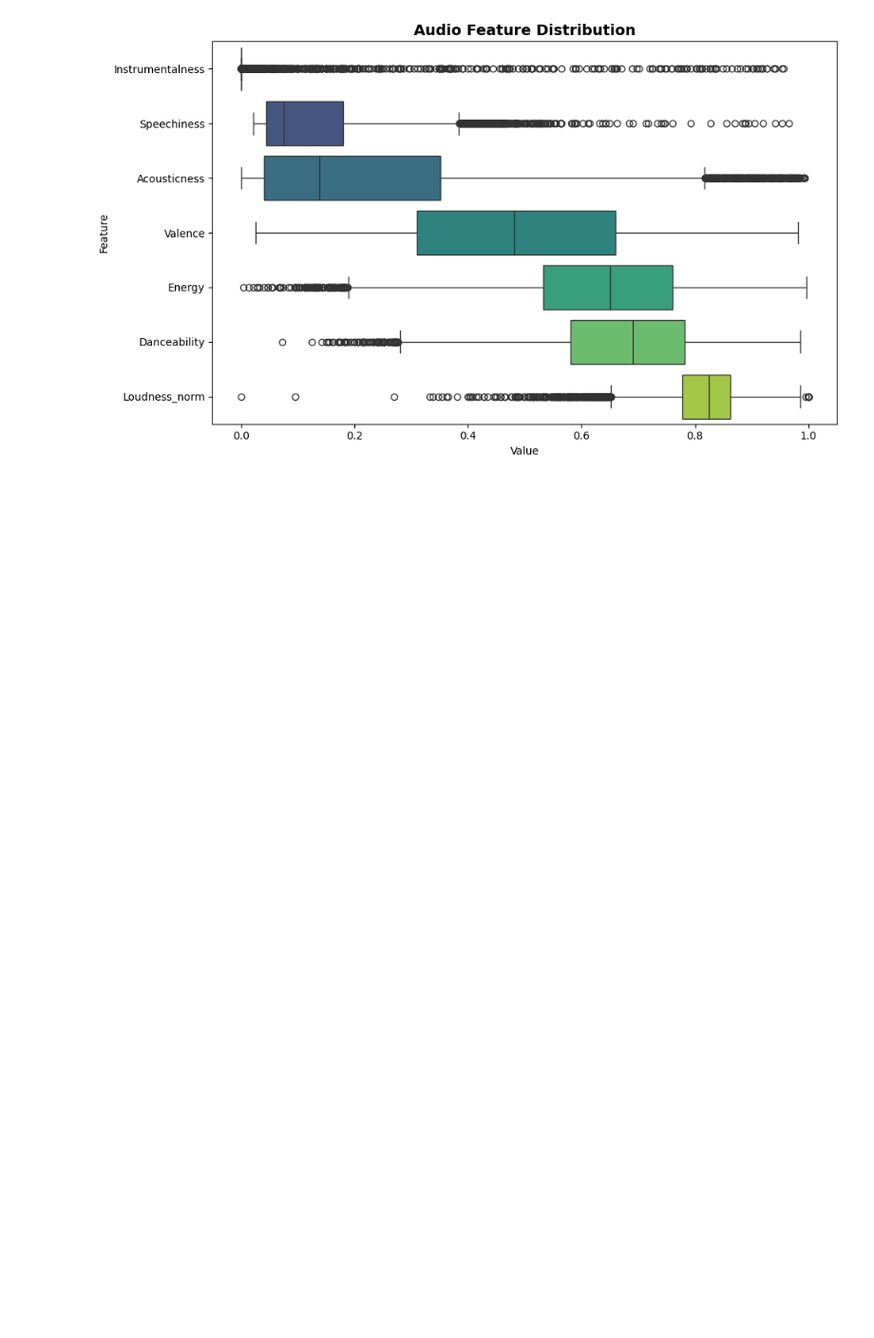
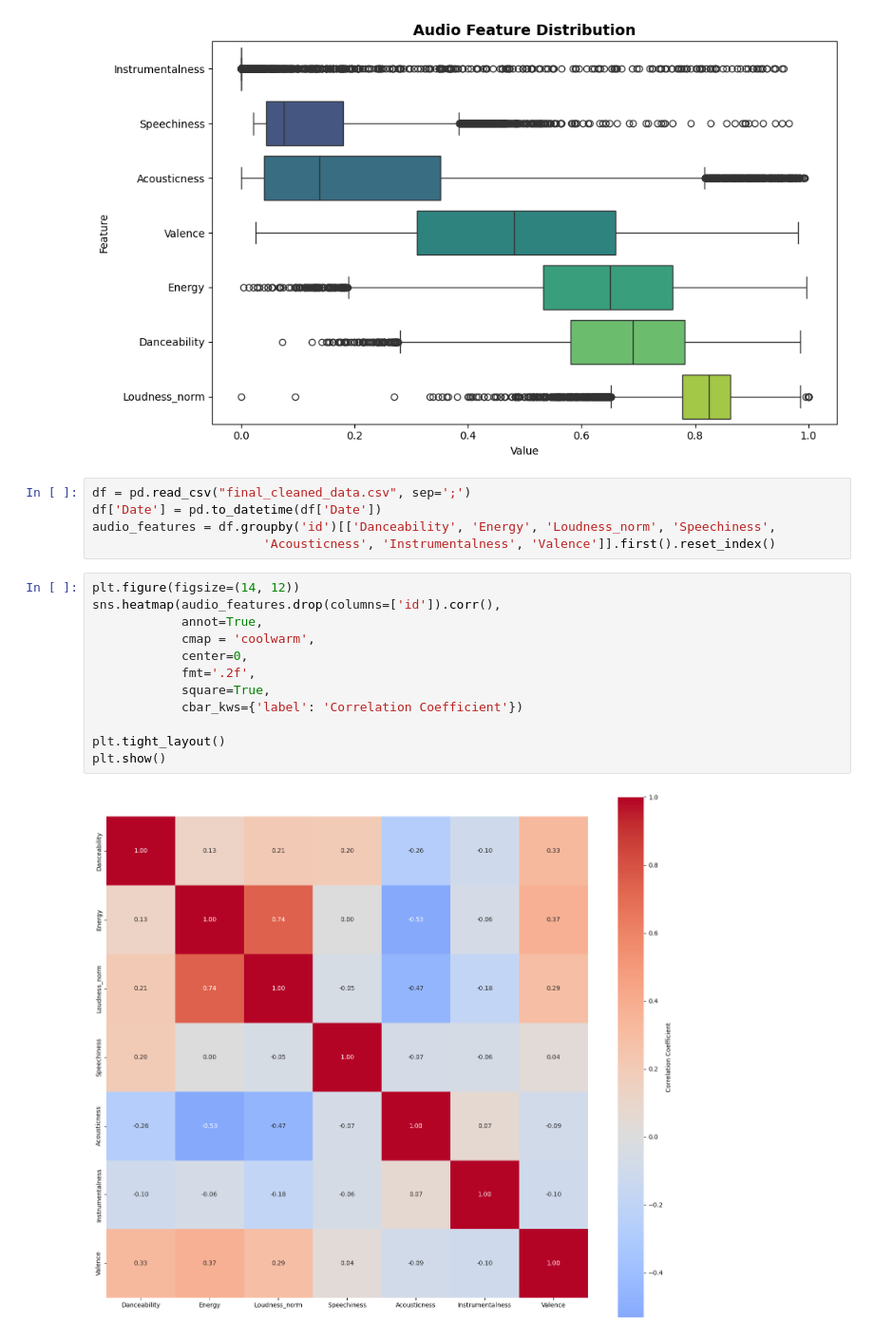
Before and after one commit to patrawi/spotify, a Jupyter notebook: 6_EDA.ipynb, the cells around one changed output. Shown at 95% size. Saved outputs shown, nothing was run; the diff lists cells and outputs as text; blank space fills up the shorter version.

```diff
--- a/6_EDA.ipynb
+++ b/6_EDA.ipynb
@@ -487,3 +492,22 @@ plt.tight_layout()
 plt.show()
 # %% [output]
 [figure]
+# %%
+df = pd.read_csv("final_cleaned_data.csv", sep=';')
+df['Date'] = pd.to_datetime(df['Date'])
+audio_features = df.groupby('id')[['Danceability', 'Energy', 'Loudness_norm', 'Speechiness',
+                       'Acousticness', 'Instrumentalness', 'Valence']].first().reset_index()
+# %%
+plt.figure(figsize=(14, 12))
+sns.heatmap(audio_features.drop(columns=['id']).corr(),
+            annot=True,
+            cmap = 'coolwarm',
+            center=0,
+            fmt='.2f',
+            square=True,
+            cbar_kws={'label': 'Correlation Coefficient'})
+
+plt.tight_layout()
+plt.show()
+# %% [output]
+[figure, added]
```
Also changed, not shown: parts of 8 cells of this notebook, 9 other files.
